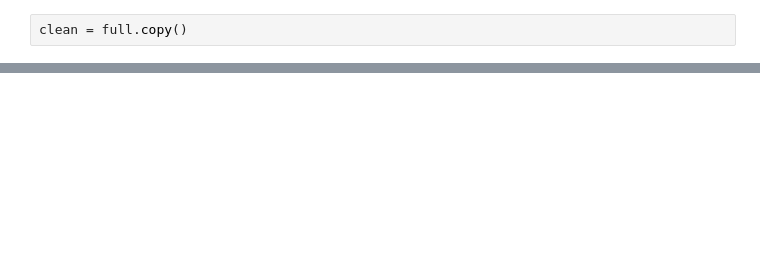
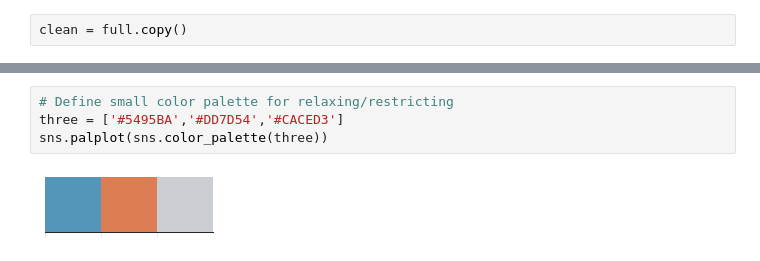
Before and after one commit to talus-analytics-bus/covid-amp-analysis, a Jupyter notebook: visualizations.ipynb, the cells around one changed output, grey strips where cells are left out. Cells and saved outputs as stored; diff of their text form; blank space fills up the shorter version.

```diff
--- a/visualizations.ipynb
+++ b/visualizations.ipynb
@@ -84,0 +104,6 @@ clean = full.copy()
+# %%
+# Define small color palette for relaxing/restricting
+three = ['#5495BA','#DD7D54','#CACED3']
+sns.palplot(sns.color_palette(three))
+# %% [output]
+[figure, added]
```
Also changed, not shown: parts of 17 cells of this notebook, 2 other files.
